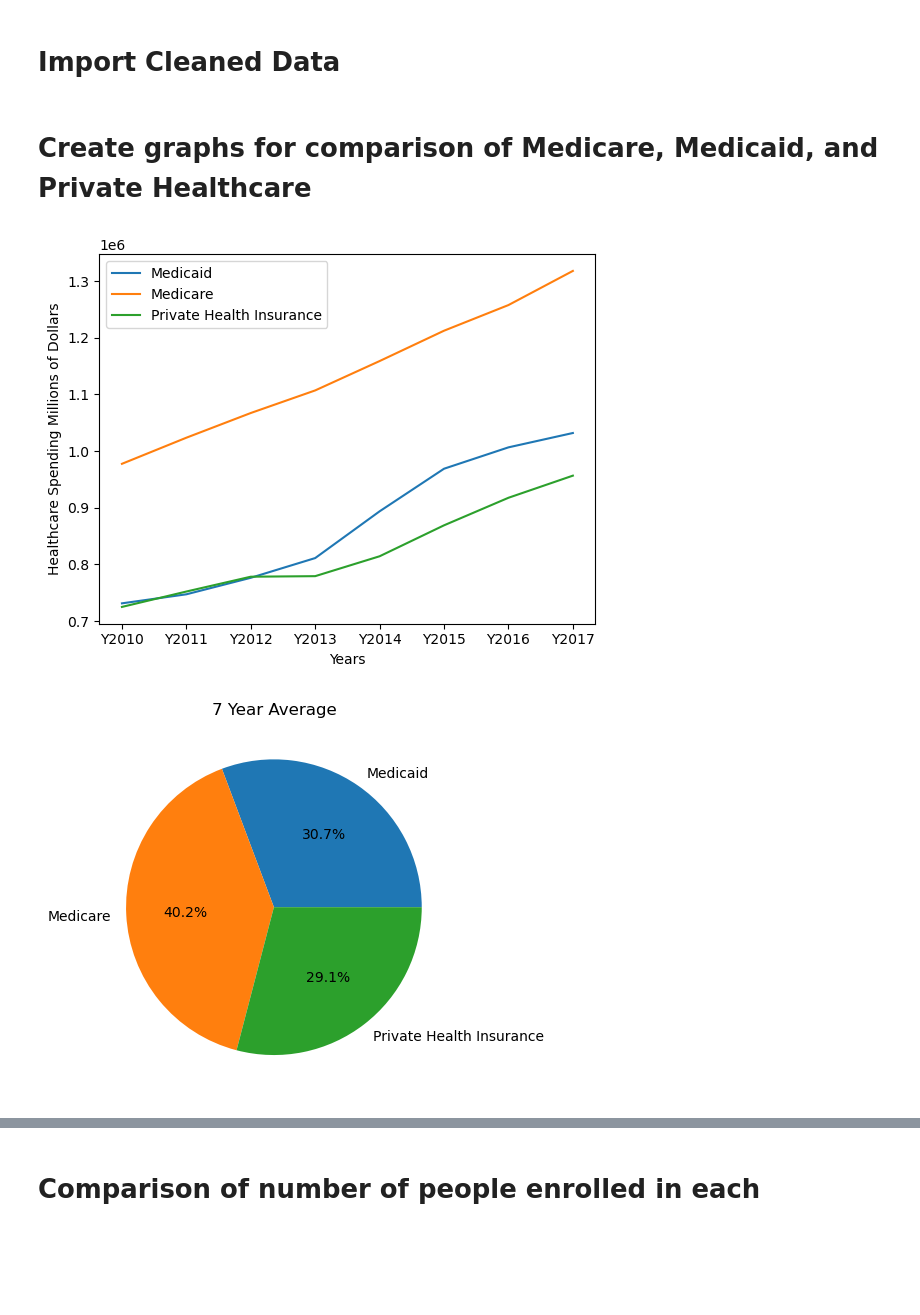
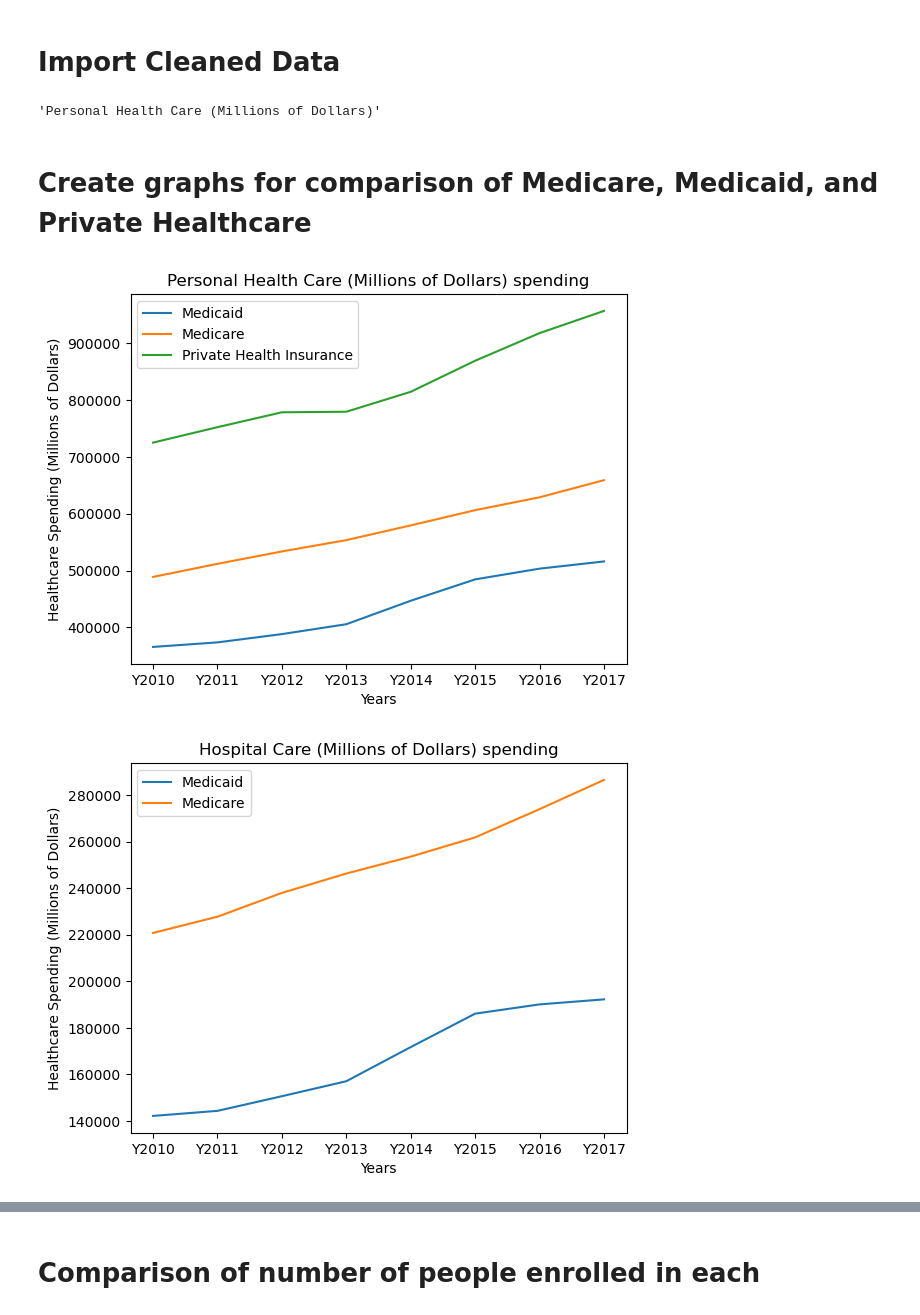
Before and after one commit to fuijo/Team-3-The-Outliers, a Jupyter notebook: SpendingOvertheYears.ipynb, the cells around one changed output, grey strips where cells are left out. Drawn from its saved outputs; the diff is of its cells as text; code cells hidden in the pictures; blank space fills up the shorter version.

Commit message:
added the comparison of spending for each code over the 7 year period

```diff
--- a/SpendingOvertheYears.ipynb
+++ b/SpendingOvertheYears.ipynb
@@ -13,41 +13,76 @@ from UsefulFunctions import ScatPlotNoReg
 TCaidAgg_df = pd.read_csv("CleanedData/MedicadeAggregate.csv")
 TCareAgg_df = pd.read_csv("CleanedData/MedicareAggregate.csv")
 TPHIAgg_df = pd.read_csv("CleanedData/PHIAggregate.csv")
+TPHIAgg_df.dtypes
+CodePHIAgg = TPHIAgg_df.loc[TPHIAgg_df['Code']==1]
+wiam = CodePHIAgg['Item'].unique()
+wiam[0]
+splittext = wiam[0].split('/')
+splittext[1]
+# %% [output]
+'Personal Health Care (Millions of Dollars)'
 # %% [markdown]
 # Create graphs for comparison of Medicare, Medicaid, and Private Healthcare
 # %%
+for x in range(1,11):
+    CodeCaidAgg = TCaidAgg_df.loc[TCaidAgg_df['Code']==x]
+    CodeCareAgg = TCareAgg_df.loc[TCareAgg_df['Code']==x]
+    CodePHIAgg = TPHIAgg_df.loc[TPHIAgg_df['Code']==x]
+    wiam = CodeCareAgg['Item'].unique()
+    splittext = wiam[0].split('/')
+    whatIamgraphing = splittext[1]
+    CodeCaidAgg = CodeCaidAgg.sum()
+    CodeCareAgg = CodeCareAgg.sum()
+    CodePHIAgg = CodePHIAgg.sum()
+    CodeCaidAgg =CodeCaidAgg[["Y"+str(x) for x in range(2010,2018)]]
+    CodeCareAgg = CodeCareAgg[["Y"+str(x) for x in range(2010,2018)]]
+    CodePHIAgg = CodePHIAgg[["Y"+str(x) for x in range(2010,2018)]]
+    CodeCaidAgg.plot(kind = 'line',label = 'Medicaid')
+    CodeCareAgg.plot(kind = 'line',label = 'Medicare')
+    if(x ==1):
+        CodePHIAgg.plot(kind = 'line',label = 'Private Health Insurance')
+    plt.xlabel("Years")
+    plt.ylabel('Healthcare Spending (Millions of Dollars)')
+    plt.legend(loc = 'best')
+    plt.title(f"{whatIamgraphing} spending")
+    whatIamgraphing = whatIamgraphing.replace(" ", "")
+    plt.show()
+    plt.savefig(f"Graphs/{whatIamgraphing}Spending")
+    plt.clf()
+
 SumCaidAgg = TCaidAgg_df.sum()
 SumCareAgg = TCareAgg_df.sum()
 SumPHIAgg = TPHIAgg_df.sum()
 SumCaidAgg = SumCaidAgg[["Y"+str(x) for x in range(2010,2018)]]
 SumCareAgg = SumCareAgg[["Y"+str(x) for x in range(2010,2018)]]
 SumPHIAgg = SumPHIAgg[["Y"+str(x) for x in range(2010,2018)]]
 Caid10YAvg = round(SumCaidAgg.mean(),2)
 Care10YAvg = round(SumCareAgg.mean(),2)
 PHI10YAvg = round(SumPHIAgg.mean(),2)
 #Graph the 3 different types of insurance payments over time.
 SumCaidAgg.plot(kind = 'line',label = 'Medicaid')
 SumCareAgg.plot(kind = 'line',label = 'Medicare')
 SumPHIAgg.plot(kind = 'line',label = 'Private Health Insurance')
 plt.xlabel('Years')
 plt.ylabel('Healthcare Spending Millions of Dollars')
+plt.ticklabel_format(style='plain',axis='y')
 plt.legend(loc = 'best')
 plt.savefig(f"Graphs/HealthcareSpendingOverTime")
 plt.show()
 
 #Pie graph of 3 10 year Averages
 plt.pie([Caid10YAvg,Care10YAvg,PHI10YAvg],labels = ["Medicaid","Medicare","Private Health Insurance"],autopct='%1.1f%%')
 plt.title('7 Year Average')
 plt.savefig(f"Graphs/10YearSpendingAverage")
 plt.show()
 plt.pie([SumCaidAgg['Y2010'],SumCareAgg['Y2010'],SumPHIAgg['Y2010']],labels = ["Medicaid","Medicare","Private Health Insurance"],autopct='%1.1f%%')
 plt.title('2010 Total Helthcare Spending')
 plt.savefig(f"Graphs/2010SpendingPercentage")
 plt.show()
 plt.pie([SumCaidAgg['Y2017'],SumCareAgg['Y2017'],SumPHIAgg['Y2017']],labels = ["Medicaid","Medicare","Private Health Insurance"],autopct='%1.1f%%')
 plt.title('2017 Total Helthcare Spending')
 plt.savefig(f"Graphs/2020SpendingPercentage")
 plt.show()
 # %% [output]
-[figure, old version]
+[figure, new version]
-[figure, old version]
+[figure, new version]
```
Also changed, not shown: parts of 2 cells of this notebook, 15 other files.
